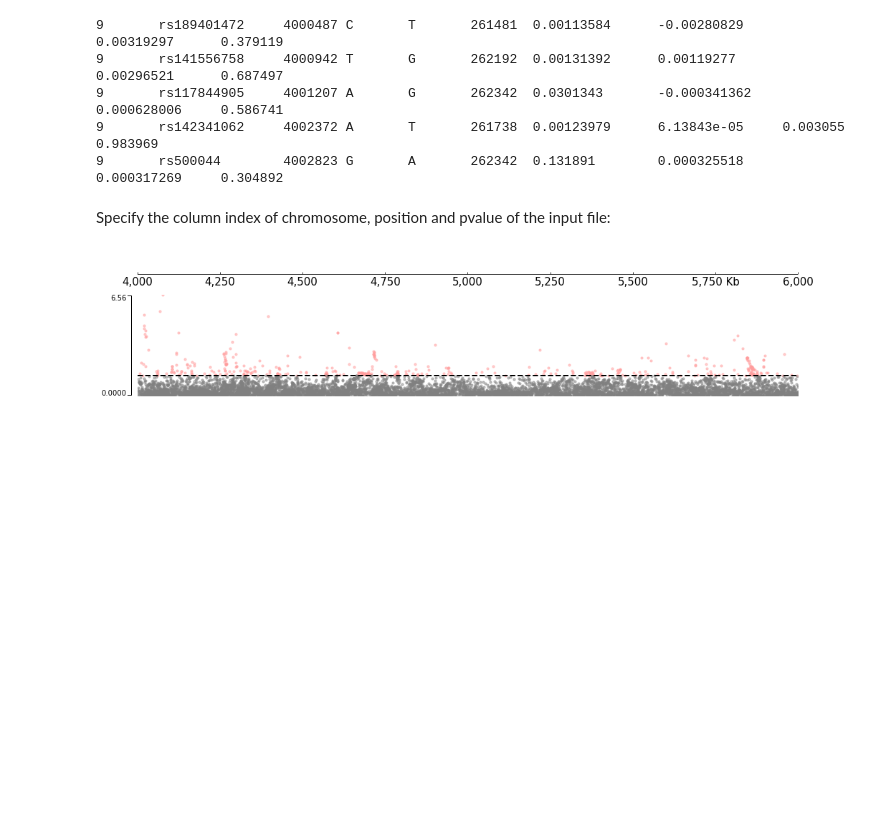
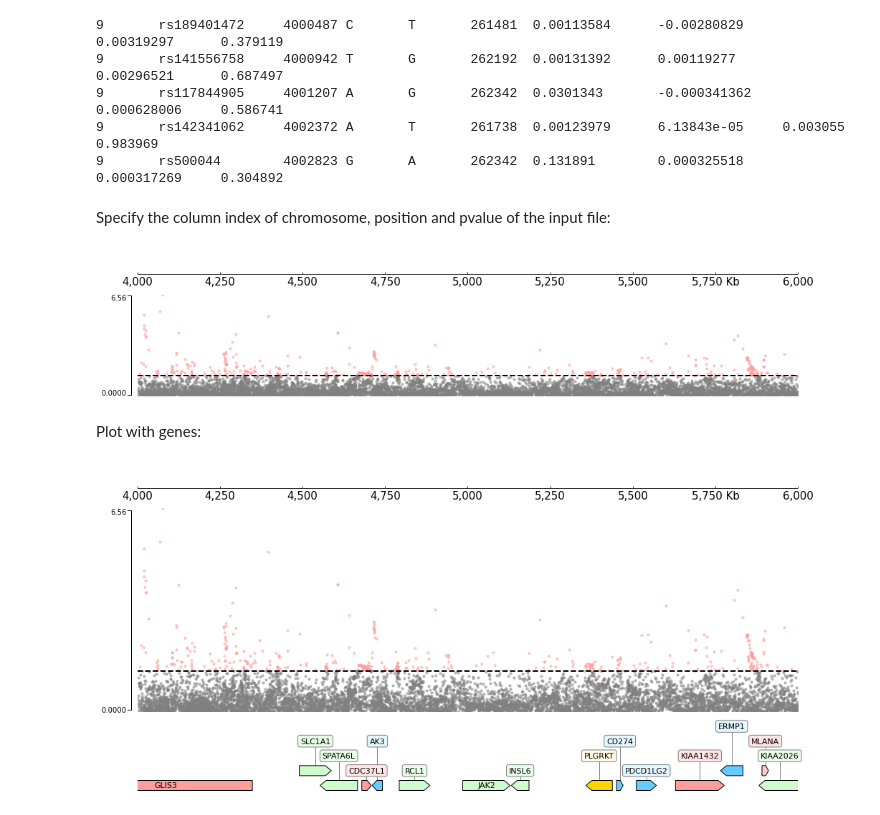
Before and after one commit to GangCaoLab/CoolBox, a Jupyter notebook: docs/source/_gallery/snp.ipynb, the cells around one changed output. Drawn from its saved outputs; the diff is of its cells as text; code cells hidden in the pictures; blank space fills up the shorter version.

```diff
--- a/docs/source/_gallery/snp.ipynb
+++ b/docs/source/_gallery/snp.ipynb
@@ -8,7 +9,8 @@ coolbox.__version__
 # %% [output]
 '0.2.5'
 # %%
-snp_file = "../../../tests/test_data/snp_chr9_4000000_6000000.snp"
+data_dir = "../../../tests/test_data"
+snp_file = f"{data_dir}/snp_chr9_4000000_6000000.snp"
 test_region = "chr9:4000000-6000000"
 # %% [markdown]
 SNP file:
@@ -27,3 +29,15 @@ frame = XAxis() + SNP(snp_file, col_chrom=0, col_pos=2, col_pval=9)
 frame.plot(test_region)
 # %% [output]
 [figure]
+# %% [markdown]
+Plot with genes:
+# %%
+gtf_file = f"{data_dir}/gtf_chr9_4000000_6000000.gtf"
+
+frame = XAxis() + \
+    SNP(snp_file, col_chrom=0, col_pos=2, col_pval=9) + TrackHeight(10) + \
+    GTF(gtf_file)
+
+frame.plot(test_region)
+# %% [output]
+[figure, added]
```
Also changed, not shown: parts of 1 cell of this notebook, 14 other files.
